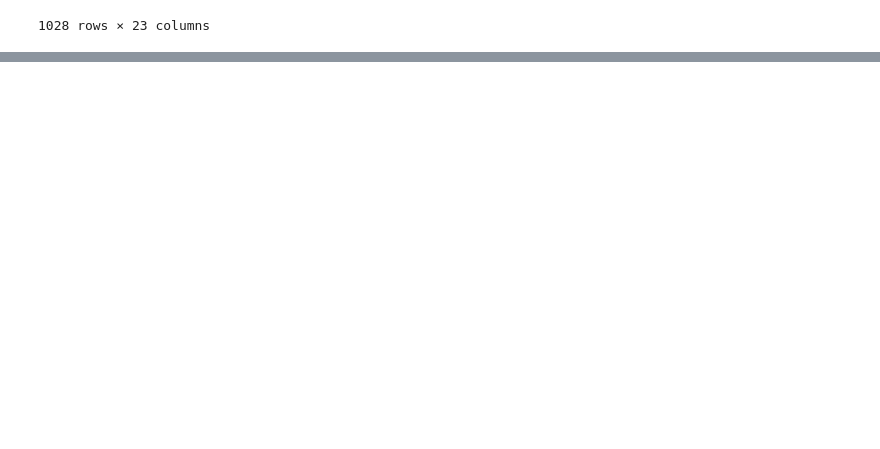
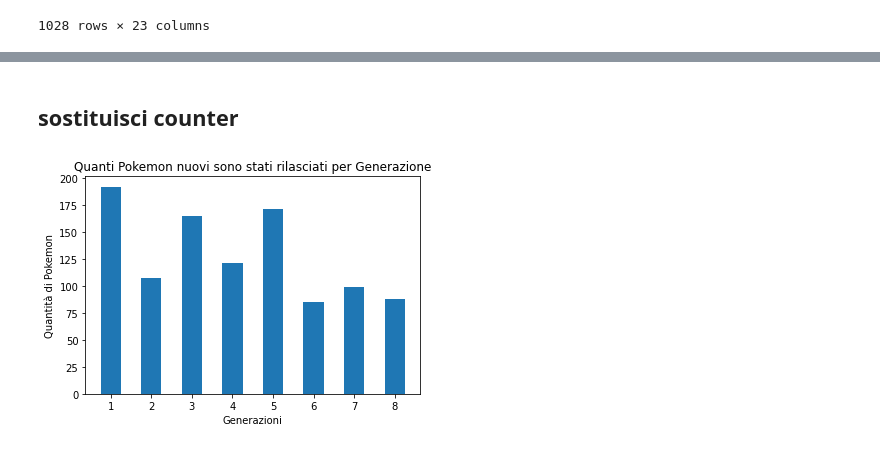
Before and after one commit to SavGRY/savini_its_data_analysis, a Jupyter notebook: relazione_python.ipynb, the cells around one changed output, grey strips where cells are left out. Saved outputs shown, nothing was run; the diff lists cells and outputs as text; code cells hidden in the pictures; blank space fills up the shorter version.

Commit message:
6 graph with incrementation of pokemon gen by gen (#7)
* Fixed generation "date_published" from generation number + graph

* Added reminder in 1st grpah

```diff
--- a/relazione_python.ipynb
+++ b/relazione_python.ipynb
@@ -56,21 +57,3 @@ filtered_pokemon_data
 | 1026 | 890 | Eternatus | 8 | Legendary | 2 | Poison | Dragon | 20.0 | 950.0 | ... |
 | 1027 | 890 | Eternatus Eternamax | 8 | Legendary | 2 | Poison | Dragon | 100.0 | NaN | ... |
 1028 rows × 23 columns
-# %%
-# Linking genreration number to publish date (JP)
-years = [1996, 1999, 2002, 2006, 2010, 2013, 2016, 2019]
-
-my_years = np.where(filtered_pokemon_data['generation'] == 1, years[0],
-                                        np.where(filtered_pokemon_data['generation'] == 2, years[1],
-                                        np.where(filtered_pokemon_data['generation'] == 3, years[2],
-                                        np.where(filtered_pokemon_data['generation'] == 4, years[3],
-                                        np.where(filtered_pokemon_data['generation'] == 5, years[4],
-                                        np.where(filtered_pokemon_data['generation'] == 6, years[5],
-                                        np.where(filtered_pokemon_data['generation'] == 7, years[6],
-                                        np.where(filtered_pokemon_data['generation'] == 8, years[7],0))))))))
-
-filtered_pokemon_data.insert(2, column='date_published', value=my_years)
-filtered_pokemon_data.to_csv('filtered_pokemon_data_years.csv', index=False)
-
-
-filtered_pokemon_data
@@ -90,0 +60,11 @@ filtered_pokemon_data
+# %%
+# Linking genreration number to publish date (JP)
+years = [1996, 1999, 2002, 2006, 2010, 2013, 2016, 2019]
+
+# inserisco la colonna (sarà la 3°) che si chiamerà date_published passandoli come valore il mapping dato dal
+# dizionario creato con enumerate (con lista di anni e index)
+filtered_pokemon_data.insert(2, column='date_published', value=filtered_pokemon_data.generation.map(dict(enumerate(years, start=1))))
+filtered_pokemon_data.to_csv('filtered_pokemon_data_years.csv', index=False)
+
+
+filtered_pokemon_data
@@ -90,0 +85,15 @@ filtered_pokemon_data
+# %% [markdown]
+## sostituisci counter
+# %%
+# vogliamo rappresentare quanti pokemon sono stati rilasciati per ogni generazione, in questo caso 8,
+
+from collections import Counter
+generations = filtered_pokemon_data.generation.values.tolist()
+generations = Counter(generations)
+plt.title("Quanti Pokemon nuovi sono stati rilasciati per Generazione")
+plt.xlabel('Generazioni')
+plt.ylabel('Quantità di Pokemon')
+plt.bar(generations.keys(), generations.values(), width=0.5,)
+plt.show()
+# %% [output]
+[figure, added]
```
Also changed, not shown: parts of 6 cells of this notebook.
